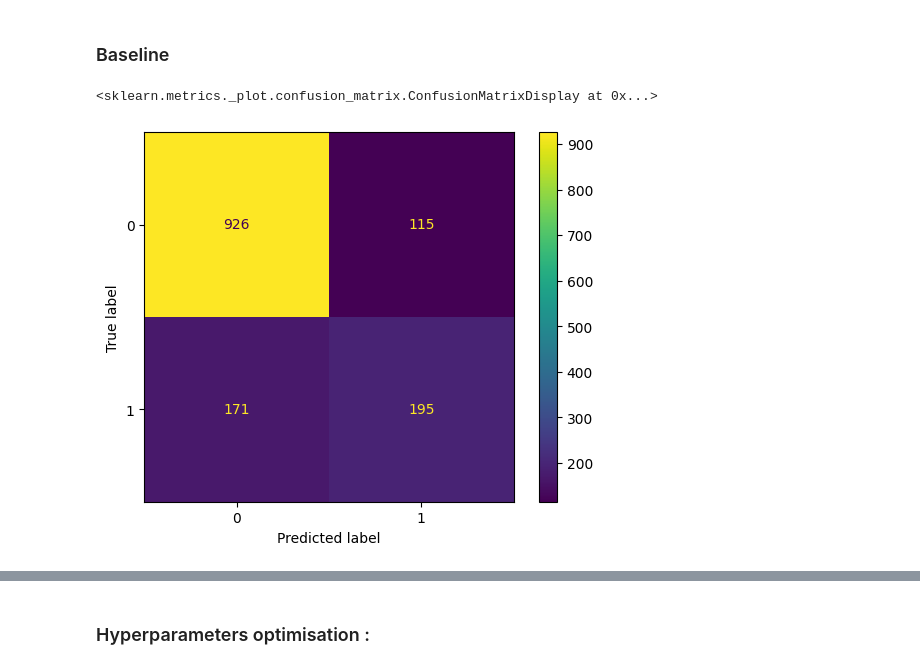
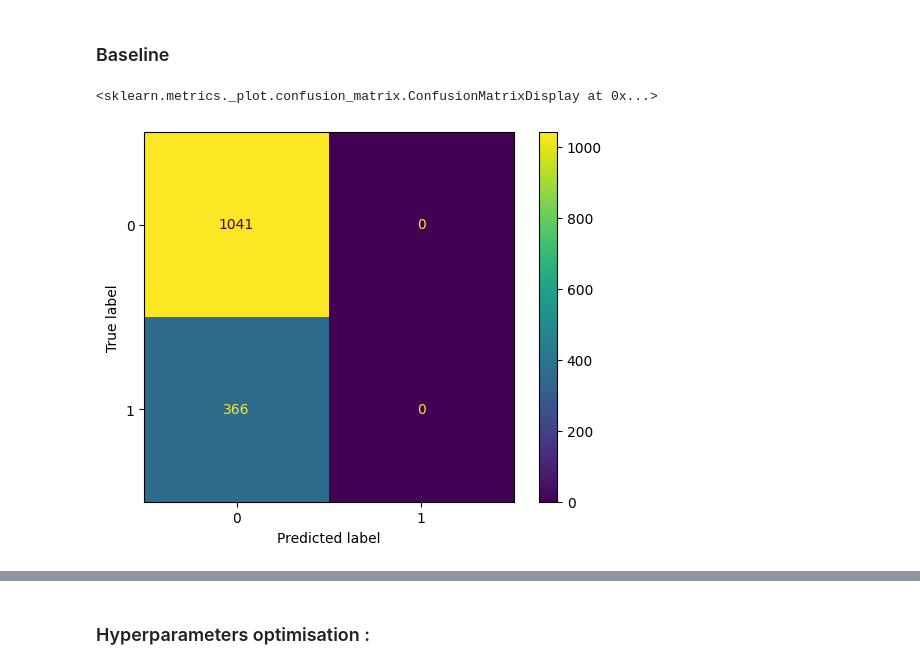
Before and after one commit to LoicLaffineur/Churn_Prediction_Telco, a Jupyter notebook: Telco_Churn_python.ipynb, the cells around one changed output, grey strips where cells are left out. Cells and saved outputs as stored; diff of their text form; code cells hidden in the pictures.

```diff
--- a/Telco_Churn_python.ipynb
+++ b/Telco_Churn_python.ipynb
@@ -485,13 +485,10 @@ X_train.shape, X_test.shape, y_train.shape, y_test.shape
 ((5625, 26), (1407, 26), (5625,), (1407,))
 # %% [markdown]
 ### Baseline
-# %%
-base = LogisticRegression()
-base.fit(X_train,y_train)
-y_pred=base.predict(X_test)
-y_prob = base.predict_proba(X_test)[:,1]
-ConfusionMatrixDisplay.from_estimator(base, X_test, y_test)
-# %% [output]
-<sklearn.metrics._plot.confusion_matrix.ConfusionMatrixDisplay at 0x...>
-[figure, removed]
+# %%
+base = 0*y_test  # Baseline will be the case where we don't care if they churn or not, nobody is a churner
+ConfusionMatrixDisplay(confusion_matrix(y_test,base)).plot()
+# %% [output]
+<sklearn.metrics._plot.confusion_matrix.ConfusionMatrixDisplay at 0x...>
+[figure, added]
 # %%
```
Also changed, not shown: parts of 31 cells of this notebook.
